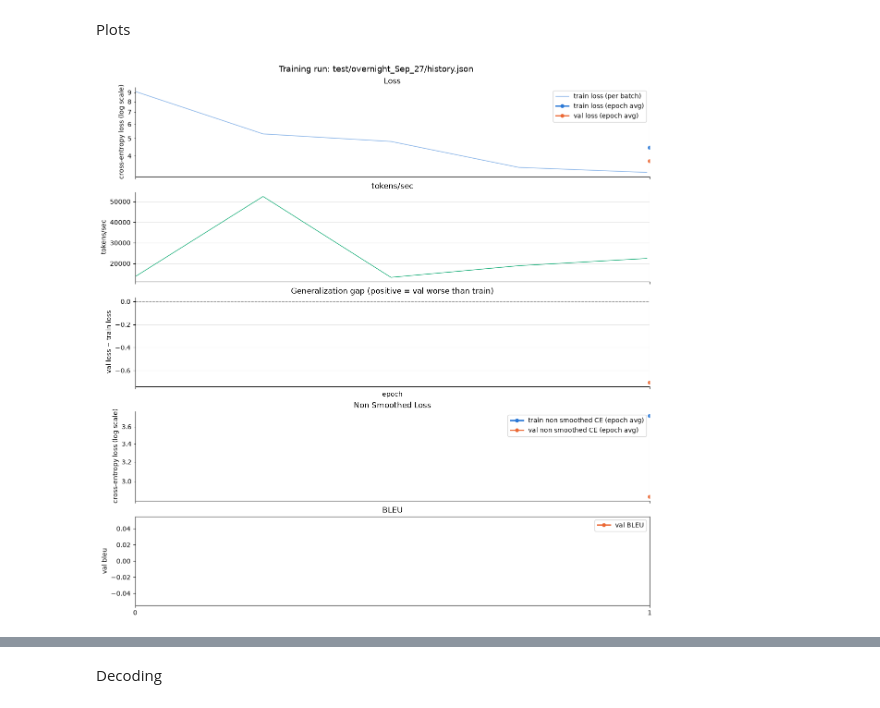
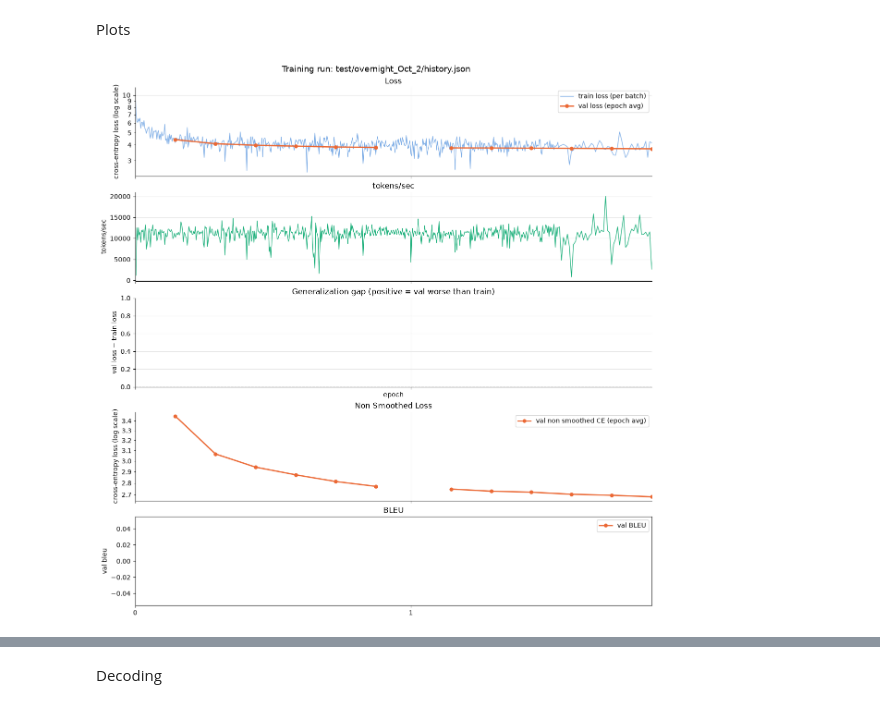
Before and after one commit to maminsed/Attention-is-All-You-Need, a Jupyter notebook: evaluation.ipynb, the cells around one changed output, grey strips where cells are left out. Saved outputs shown, nothing was run; the diff lists cells and outputs as text; code cells hidden in the pictures.

Commit message:
trained for up to around 1.5 epochs

```diff
--- a/evaluation.ipynb
+++ b/evaluation.ipynb
@@ -12,14 +12,14 @@ def draw_plots(path):
     with open(path, "r") as f:
         dic = json.load(f)
     history = dic["history"]
-    batch_hist = [row for row in history if "batch_idx" in row]
-    epoch_hist = [row for row in history if "batch_idx" not in row]
+    batch_hist = [row for row in history if "avg_vloss" not in row]
+    epoch_hist = [row for row in history if "avg_vloss" in row]
     bdf = pd.DataFrame(batch_hist)
     edf = pd.DataFrame(epoch_hist)
     # fractional epoch: 2.5 == halfway through epoch 2
     bdf["progress"] = bdf["epoch"] + bdf["batch_percentage"]
     # epoch-level rows are logged at the *end* of the epoch
-    edf["progress"] = edf["epoch"] + 1
+    edf["progress"] = edf["epoch"] + (edf["batch_idx"]/ 137476)
     has_bleu = "bleu_calculations_val" in edf
 
     train_c, val_c, time_c = "#2a78d6", "#eb6834", "#1baf7a"
@@ -36,8 +36,9 @@ def draw_plots(path):
     # 1) batch loss with epoch-level averages overlaid on the same timeline
     ax_loss.plot(bdf["progress"], bdf["batch_loss"], color=train_c, lw=1,
                  alpha=0.6, label="train loss (per batch)")
-    ax_loss.plot(edf["progress"], edf["avg_loss"], color=train_c, lw=2,
-                 marker="o", ms=5, label="train loss (epoch avg)")
+    # if "avg_loss" in edf:
+    #     ax_loss.plot(edf["progress"], edf["avg_loss"], color=train_c, lw=2,
+    #                 marker="o", ms=5, label="train loss (epoch avg)")
     ax_loss.plot(edf["progress"], edf["avg_vloss"], color=val_c, lw=2,
                  marker="o", ms=5, label="val loss (epoch avg)")
     ax_loss.set_yscale("log")
@@ -53,8 +54,9 @@ def draw_plots(path):
     ax_time.set_title("tokens/sec")
 
     # 3) train/val gap per epoch
-    ax_gap.plot(edf["progress"], edf["avg_vloss"] - edf["avg_loss"],
-                color=val_c, lw=2, marker="o", ms=5)
+    # if "avg_loss" in edf:
+    #     ax_gap.plot(edf["progress"], edf["avg_vloss"] - edf["avg_loss"],
+    #                 color=val_c, lw=2, marker="o", ms=5)
     ax_gap.axhline(0, color="0.6", lw=1, ls="--")
     ax_gap.set_ylabel("val loss − train loss")
     ax_gap.set_title("Generalization gap (positive = val worse than train)")
@@ -62,8 +64,8 @@ def draw_plots(path):
 
     # 4) batch non smoothed CE with epoch-level averages overlaid on the same timeline
     if "non_smoothed_loss_fn_val" in edf:
-        ax_non_smooth.plot(edf["progress"], edf["non_smoothed_loss_fn"], color=train_c, lw=2,
-                    marker="o", ms=5, label="train non smoothed CE (epoch avg)")
+        # ax_non_smooth.plot(edf["progress"], edf["non_smoothed_loss_fn"], color=train_c, lw=2,
+        #             marker="o", ms=5, label="train non smoothed CE (epoch avg)")
         ax_non_smooth.plot(edf["progress"], edf["non_smoothed_loss_fn_val"], color=val_c, lw=2,
                     marker="o", ms=5, label="val non smoothed CE (epoch avg)")
         ax_non_smooth.set_yscale("log")
@@ -97,6 +99,6 @@ def draw_plots(path):
     plt.show()
     return bdf, edf, batch_hist
 # %%
-bdf_27,edf_27,batch_hist_27 = draw_plots("test/overnight_Sep_27/history.json")
+bdf_2,edf_2,batch_hist_2 = draw_plots("test/overnight_Oct_2/history.json")
 # %% [output]
-[figure, old version]
+[figure, new version]
```
Also changed, not shown: parts of 10 cells of this notebook, 6 other files.
